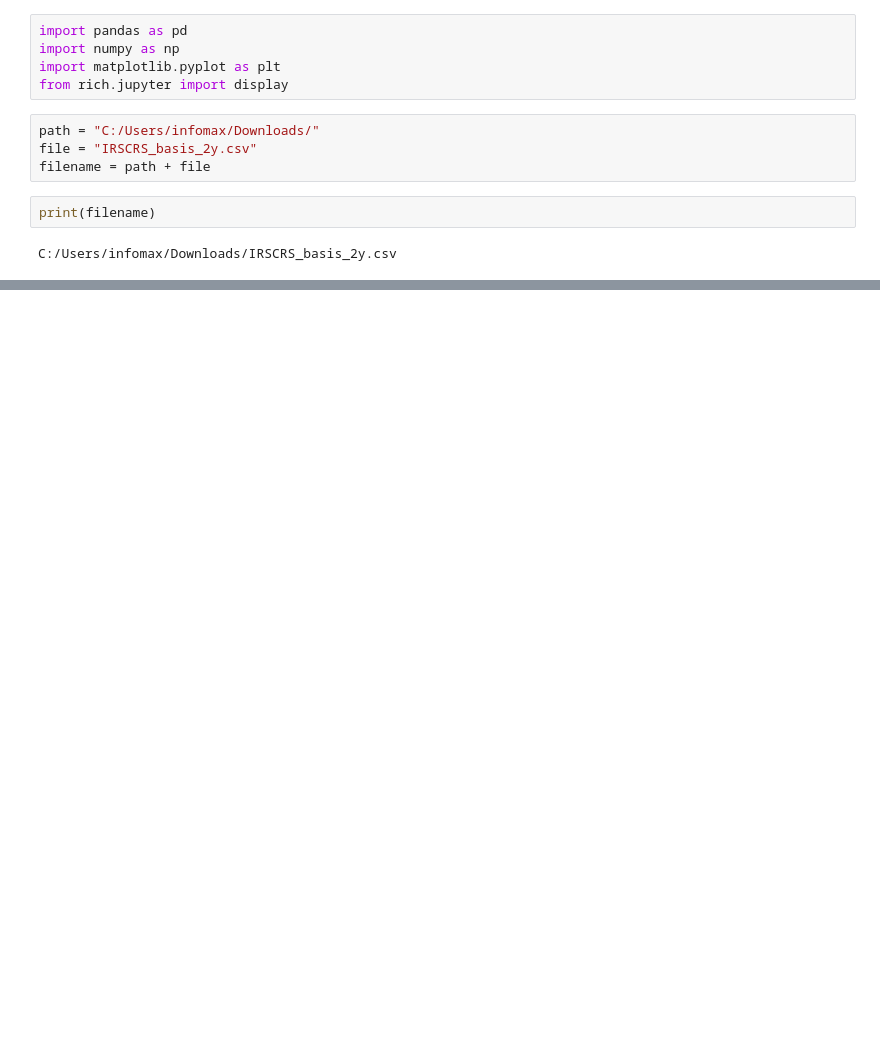
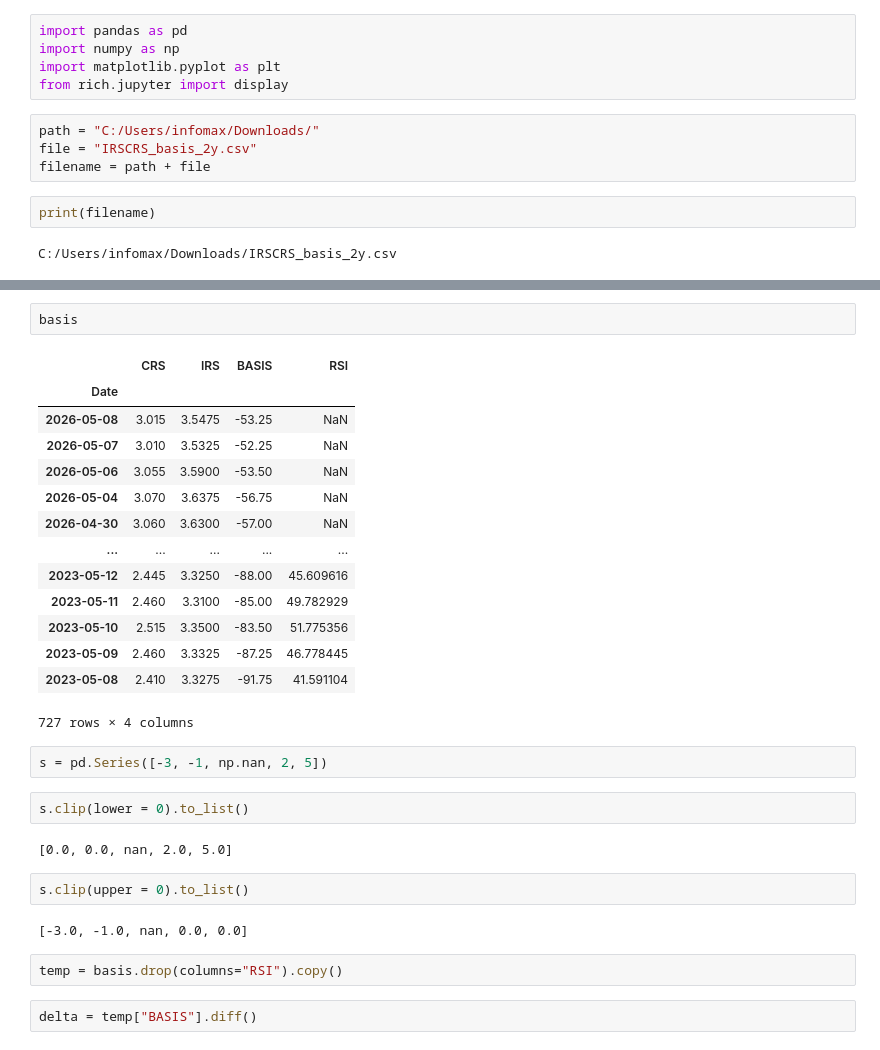
Before and after one commit to dkunyoon/dashboard, a Jupyter notebook: basis_analysis.ipynb, the cells around one changed output, grey strips where cells are left out. Cells and saved outputs as stored; diff of their text form; blank space fills up the shorter version.

```diff
--- a/basis_analysis.ipynb
+++ b/basis_analysis.ipynb
@@ -60,0 +67,31 @@ plt.show()
+# %%
+basis
+# %% [output]
+|  | CRS | IRS | BASIS | RSI |
+| Date |  |  |  |  |
+| 2026-05-08 | 3.015 | 3.5475 | -53.25 | NaN |
+| 2026-05-07 | 3.010 | 3.5325 | -52.25 | NaN |
+| 2026-05-06 | 3.055 | 3.5900 | -53.50 | NaN |
+| 2026-05-04 | 3.070 | 3.6375 | -56.75 | NaN |
+| 2026-04-30 | 3.060 | 3.6300 | -57.00 | NaN |
+| ... | ... | ... | ... | ... |
+| 2023-05-12 | 2.445 | 3.3250 | -88.00 | 45.609616 |
+| 2023-05-11 | 2.460 | 3.3100 | -85.00 | 49.782929 |
+| 2023-05-10 | 2.515 | 3.3500 | -83.50 | 51.775356 |
+| 2023-05-09 | 2.460 | 3.3325 | -87.25 | 46.778445 |
+| 2023-05-08 | 2.410 | 3.3275 | -91.75 | 41.591104 |
+727 rows × 4 columns
+# %%
+s = pd.Series([-3, -1, np.nan, 2, 5])
+# %%
+s.clip(lower = 0).to_list()
+# %% [output]
+[0.0, 0.0, nan, 2.0, 5.0]
+# %%
+s.clip(upper = 0).to_list()
+# %% [output]
+[-3.0, -1.0, nan, 0.0, 0.0]
+# %%
+temp = basis.drop(columns="RSI").copy()
+# %%
+delta = temp["BASIS"].diff()
```
Also changed, not shown: parts of 5 cells of this notebook.
